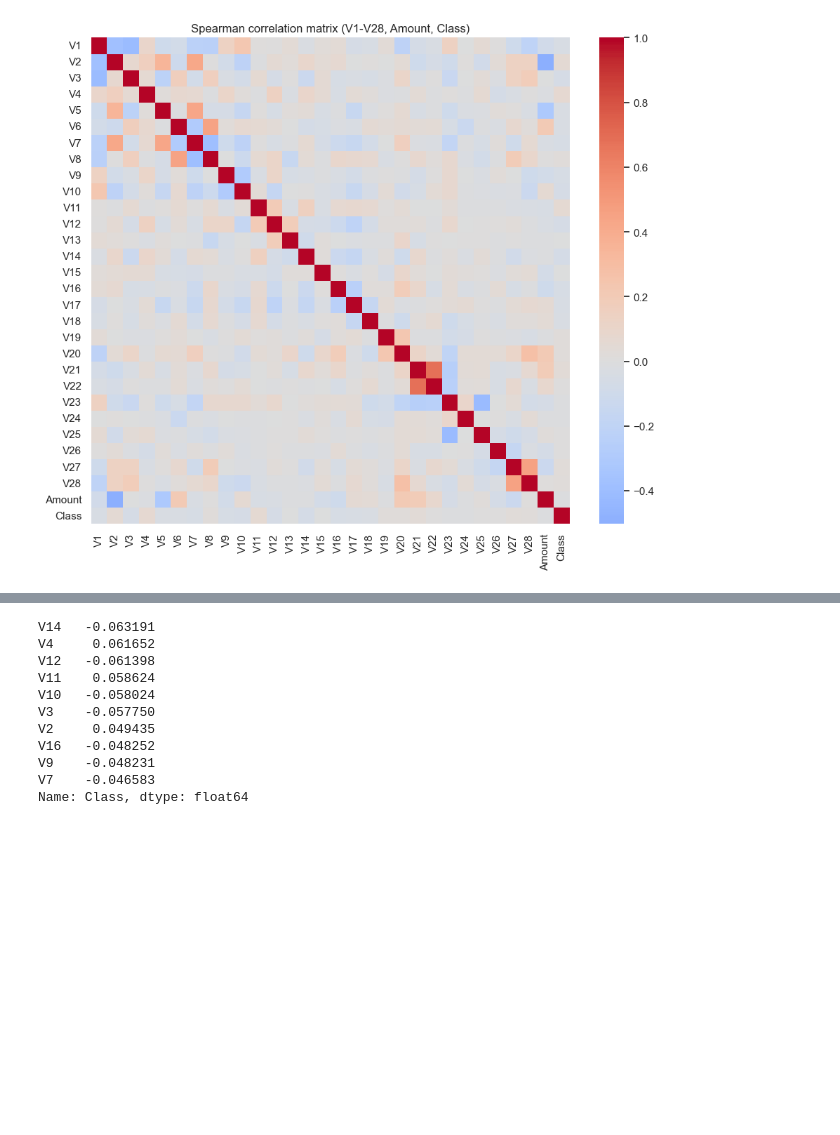
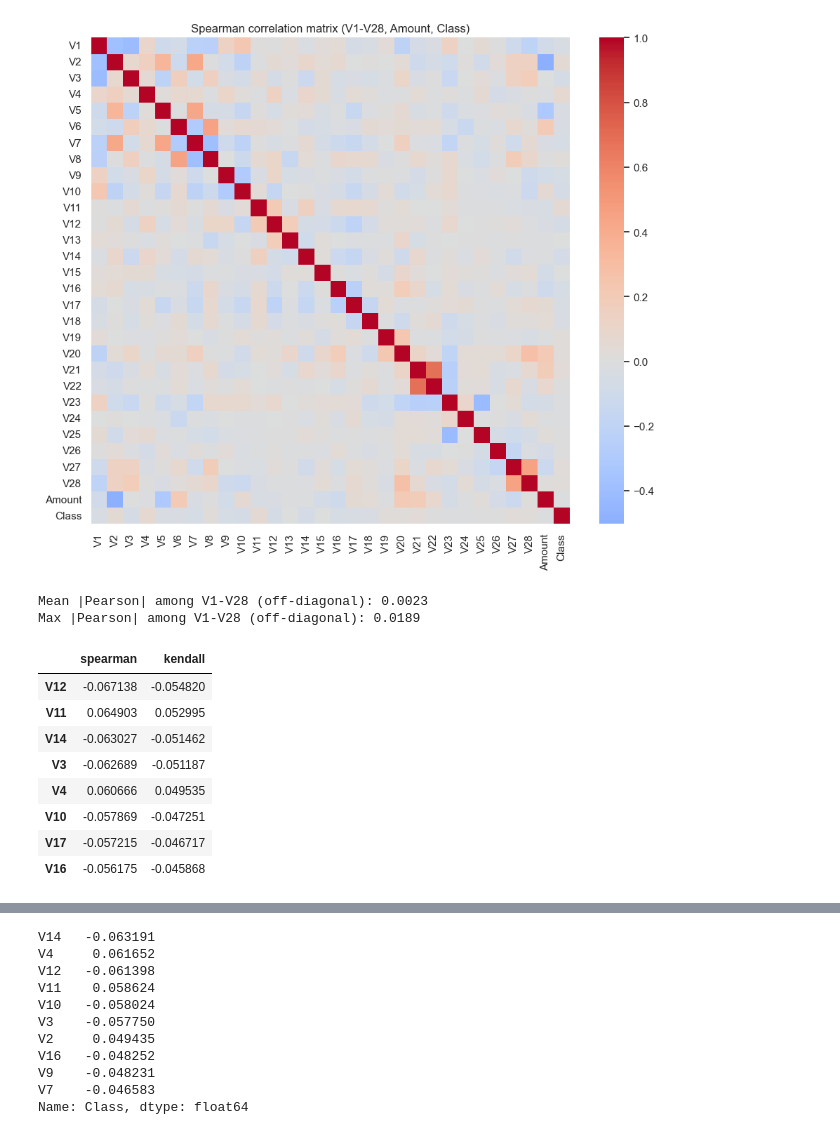
Before and after one commit to afaf-gharra/credit-card-fraud-detection-cyber-project, a Jupyter notebook: notebooks/fraud_detection_analysis.ipynb, the cells around one changed output, grey strips where cells are left out. Drawn from its saved outputs; the diff is of its cells as text; code cells hidden in the pictures; blank space fills up the shorter version.

```diff
--- a/notebooks/fraud_detection_analysis.ipynb
+++ b/notebooks/fraud_detection_analysis.ipynb
@@ -340,3 +358,40 @@ ax.set_title("Spearman correlation matrix (V1-V28, Amount, Class)")
 plt.show()
 # %% [output]
 [figure]
+# %%
+# Empirically verify the claim made above: does Pearson correlation among the
+# PCA components collapse to ~0, and does Kendall agree directionally with Spearman?
+pearson_corr = df[corr_cols].corr(method="pearson")
+
+v_only = [c for c in corr_cols if c.startswith("V")]
+pearson_v_offdiag = pearson_corr.loc[v_only, v_only].where(
+    ~np.eye(len(v_only), dtype=bool)
+)
+print("Mean |Pearson| among V1-V28 (off-diagonal):",
+      pearson_v_offdiag.abs().mean().mean().round(4))
+print("Max |Pearson| among V1-V28 (off-diagonal):",
+      pearson_v_offdiag.abs().max().max().round(4))
+
+# Kendall is expensive at n~283k, so we check agreement with Spearman on a
+# stratified 20,000-row subsample rather than the full dataset.
+subsample = df[corr_cols].sample(n=20000, random_state=RANDOM_SEED)
+kendall_corr = subsample.corr(method="kendall")["Class"].drop("Class")
+spearman_corr_subsample = subsample.corr(method="spearman")["Class"].drop("Class")
+
+agreement = pd.DataFrame({
+    "spearman": spearman_corr_subsample,
+    "kendall": kendall_corr,
+}).sort_values("spearman", key=abs, ascending=False)
+agreement.head(8)
+# %% [output]
+Mean |Pearson| among V1-V28 (off-diagonal): 0.0023
+Max |Pearson| among V1-V28 (off-diagonal): 0.0189
+|  | spearman | kendall |
+| V12 | -0.067138 | -0.054820 |
+| V11 | 0.064903 | 0.052995 |
+| V14 | -0.063027 | -0.051462 |
+| V3 | -0.062689 | -0.051187 |
+| V4 | 0.060666 | 0.049535 |
+| V10 | -0.057869 | -0.047251 |
+| V17 | -0.057215 | -0.046717 |
+| V16 | -0.056175 | -0.045868 |
```
Also changed, not shown: parts of 12 cells of this notebook.
